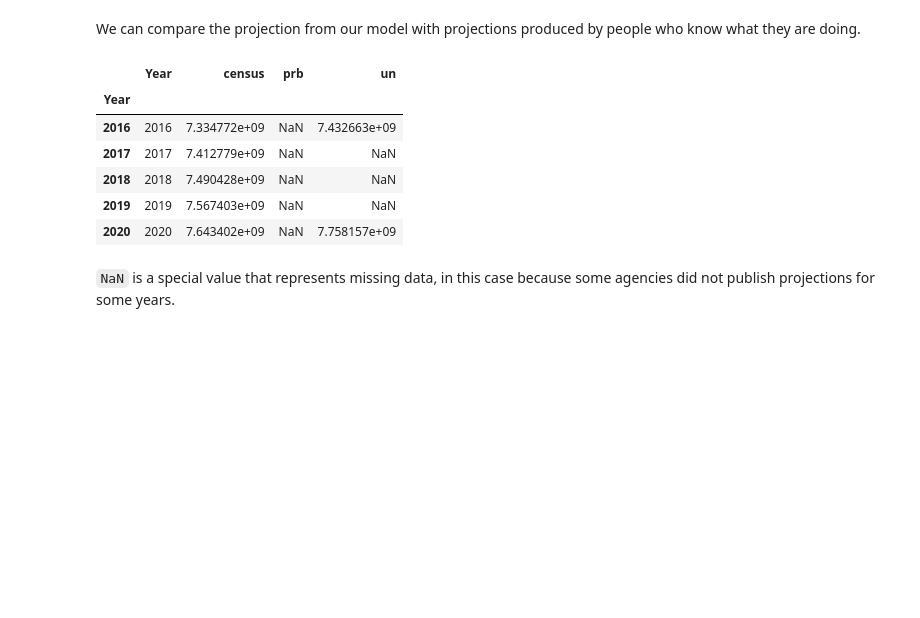
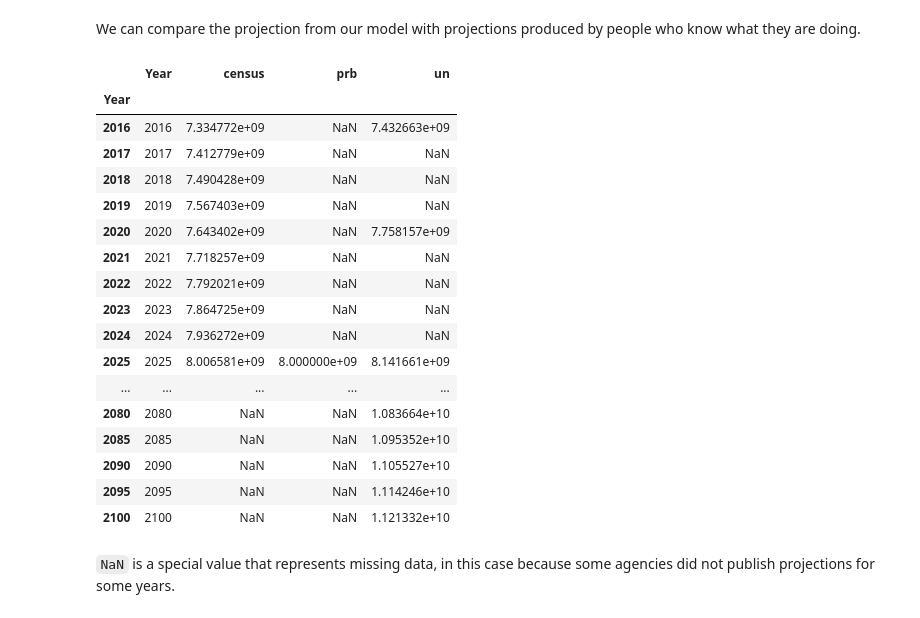
Before and after one commit to OwenZzzzOrganization/ModSimPy, a Jupyter notebook: notebooks/chap08.ipynb, the cells around one changed output. Cells and saved outputs as stored; diff of their text form; code cells hidden in the pictures; blank space fills up the shorter version.

```diff
--- a/notebooks/chap08.ipynb
+++ b/notebooks/chap08.ipynb
@@ -189,15 +189,26 @@ def read_table3(filename = 'data/World_population_estimates.html'):
 # %%
 table3 = pd.read_csv('data/World_population_estimates3.csv')
 table3.index = table3.Year
-table3.head()
+table3
 # %% [output]
 |  | Year | census | prb | un |
 | Year |  |  |  |  |
 | 2016 | 2016 | 7.334772e+09 | NaN | 7.432663e+09 |
 | 2017 | 2017 | 7.412779e+09 | NaN | NaN |
 | 2018 | 2018 | 7.490428e+09 | NaN | NaN |
 | 2019 | 2019 | 7.567403e+09 | NaN | NaN |
 | 2020 | 2020 | 7.643402e+09 | NaN | 7.758157e+09 |
+| 2021 | 2021 | 7.718257e+09 | NaN | NaN |
+| 2022 | 2022 | 7.792021e+09 | NaN | NaN |
+| 2023 | 2023 | 7.864725e+09 | NaN | NaN |
+| 2024 | 2024 | 7.936272e+09 | NaN | NaN |
+| 2025 | 2025 | 8.006581e+09 | 8.000000e+09 | 8.141661e+09 |
+| ... | ... | ... | ... | ... |
+| 2080 | 2080 | NaN | NaN | 1.083664e+10 |
+| 2085 | 2085 | NaN | NaN | 1.095352e+10 |
+| 2090 | 2090 | NaN | NaN | 1.105527e+10 |
+| 2095 | 2095 | NaN | NaN | 1.114246e+10 |
+| 2100 | 2100 | NaN | NaN | 1.121332e+10 |
 # %% [markdown]
 `NaN` is a special value that represents missing data, in this case because some agencies did not publish projections for some years.
 # %% [markdown]
```
Also changed, not shown: parts of 2 cells of this notebook, 2 other files.
